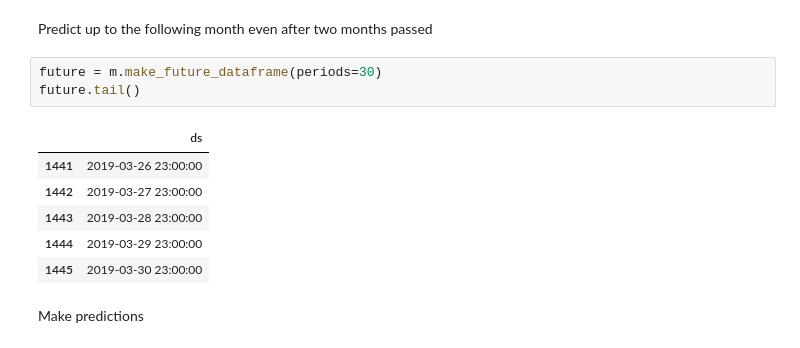
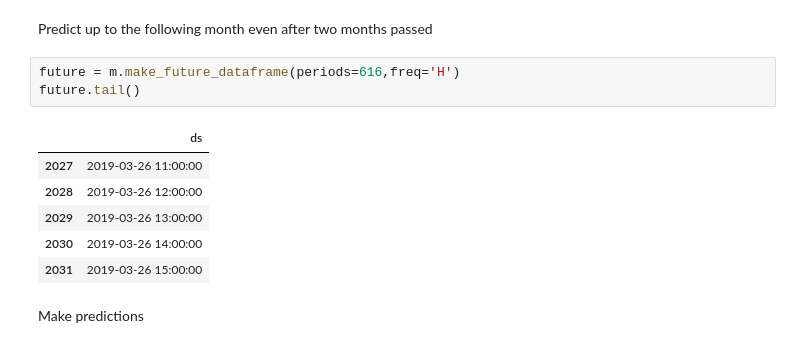
Before and after one commit to sylvia31096/Anomaly-Detection, a Jupyter notebook: Transaction Models.ipynb, the cells around one changed output. Drawn from its saved outputs; the diff is of its cells as text.

```diff
--- a/Transaction Models.ipynb
+++ b/Transaction Models.ipynb
@@ -91,15 +92,15 @@ INFO:fbprophet:Disabling yearly seasonality. Run prophet with yearly_seasonality
 # %% [markdown]
 Predict up to the following month even after two months passed
 # %%
-future = m.make_future_dataframe(periods=30)
+future = m.make_future_dataframe(periods=616,freq='H')
 future.tail()
 # %% [output]
 |  | ds |
-| 1441 | 2019-03-26 23:00:00 |
-| 1442 | 2019-03-27 23:00:00 |
-| 1443 | 2019-03-28 23:00:00 |
-| 1444 | 2019-03-29 23:00:00 |
-| 1445 | 2019-03-30 23:00:00 |
+| 2027 | 2019-03-26 11:00:00 |
+| 2028 | 2019-03-26 12:00:00 |
+| 2029 | 2019-03-26 13:00:00 |
+| 2030 | 2019-03-26 14:00:00 |
+| 2031 | 2019-03-26 15:00:00 |
 # %% [markdown]
 Make predictions
 # %%
```
Also changed, not shown: parts of 15 cells of this notebook.
